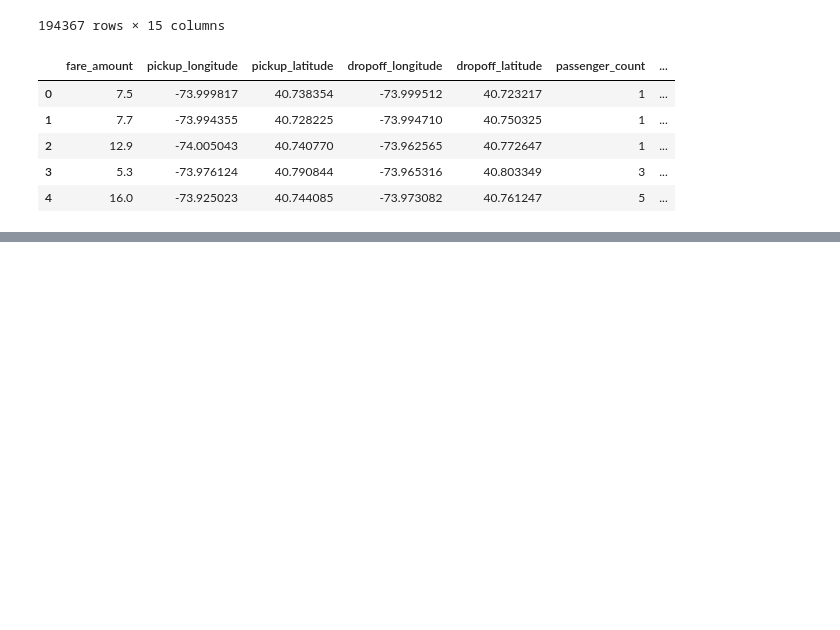
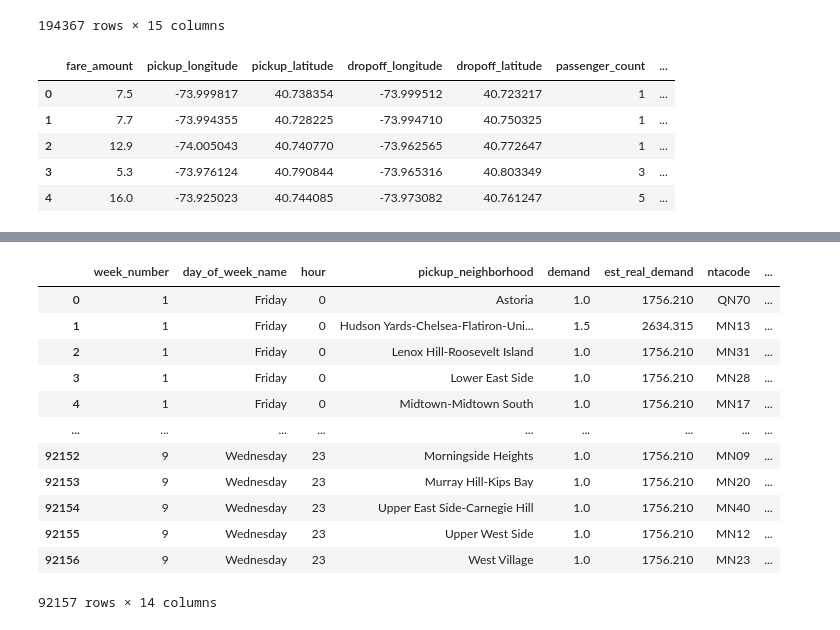
Before and after one commit to rodrigogtz99/Uber_Demand, a Jupyter notebook: data_exploration.ipynb, the cells around one changed output, grey strips where cells are left out. Saved outputs shown, nothing was run; the diff lists cells and outputs as text; code cells hidden in the pictures; blank space fills up the shorter version.

```diff
--- a/data_exploration.ipynb
+++ b/data_exploration.ipynb
@@ -1081,0 +1159,16 @@ demand_by_hour_neighborhood
+# %%
+uber_demand
+# %% [output]
+|  | week_number | day_of_week_name | hour | pickup_neighborhood | demand | est_real_demand | ntacode | ... |
+| 0 | 1 | Friday | 0 | Astoria | 1.0 | 1756.210 | QN70 | ... |
+| 1 | 1 | Friday | 0 | Hudson Yards-Chelsea-Flatiron-Uni... | 1.5 | 2634.315 | MN13 | ... |
+| 2 | 1 | Friday | 0 | Lenox Hill-Roosevelt Island | 1.0 | 1756.210 | MN31 | ... |
+| 3 | 1 | Friday | 0 | Lower East Side | 1.0 | 1756.210 | MN28 | ... |
+| 4 | 1 | Friday | 0 | Midtown-Midtown South | 1.0 | 1756.210 | MN17 | ... |
+| ... | ... | ... | ... | ... | ... | ... | ... | ... |
+| 92152 | 9 | Wednesday | 23 | Morningside Heights | 1.0 | 1756.210 | MN09 | ... |
+| 92153 | 9 | Wednesday | 23 | Murray Hill-Kips Bay | 1.0 | 1756.210 | MN20 | ... |
+| 92154 | 9 | Wednesday | 23 | Upper East Side-Carnegie Hill | 1.0 | 1756.210 | MN40 | ... |
+| 92155 | 9 | Wednesday | 23 | Upper West Side | 1.0 | 1756.210 | MN12 | ... |
+| 92156 | 9 | Wednesday | 23 | West Village | 1.0 | 1756.210 | MN23 | ... |
+92157 rows × 14 columns
```
Also changed, not shown: parts of 116 cells of this notebook.
